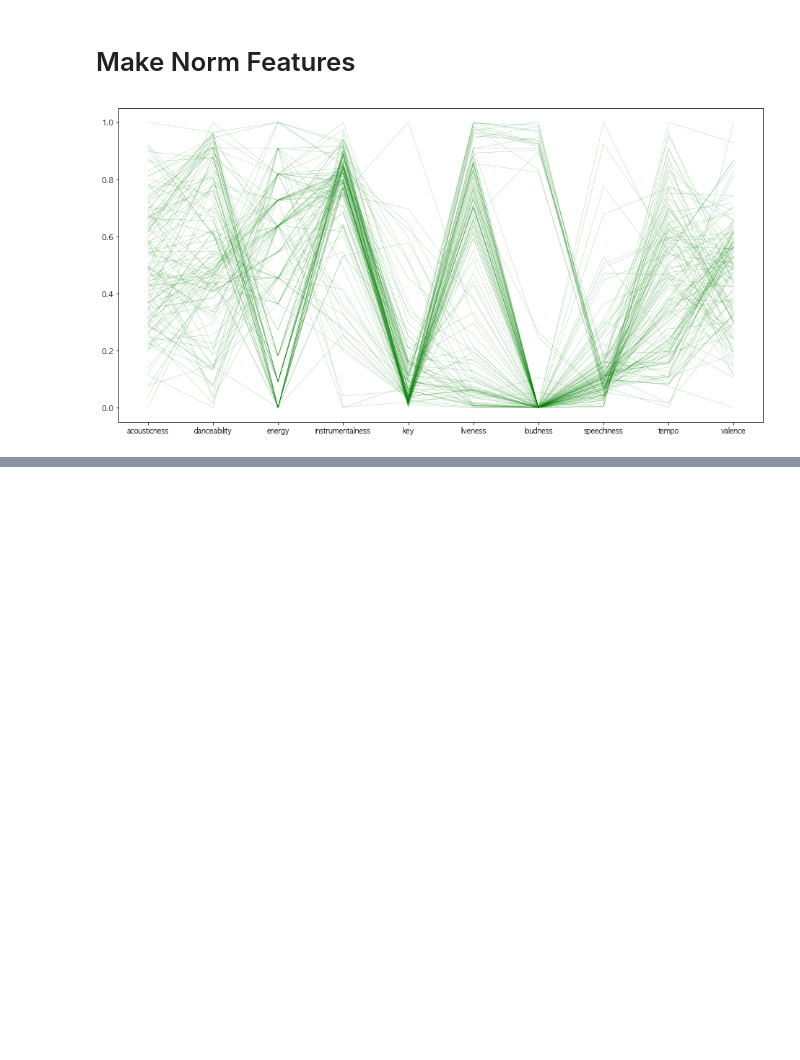
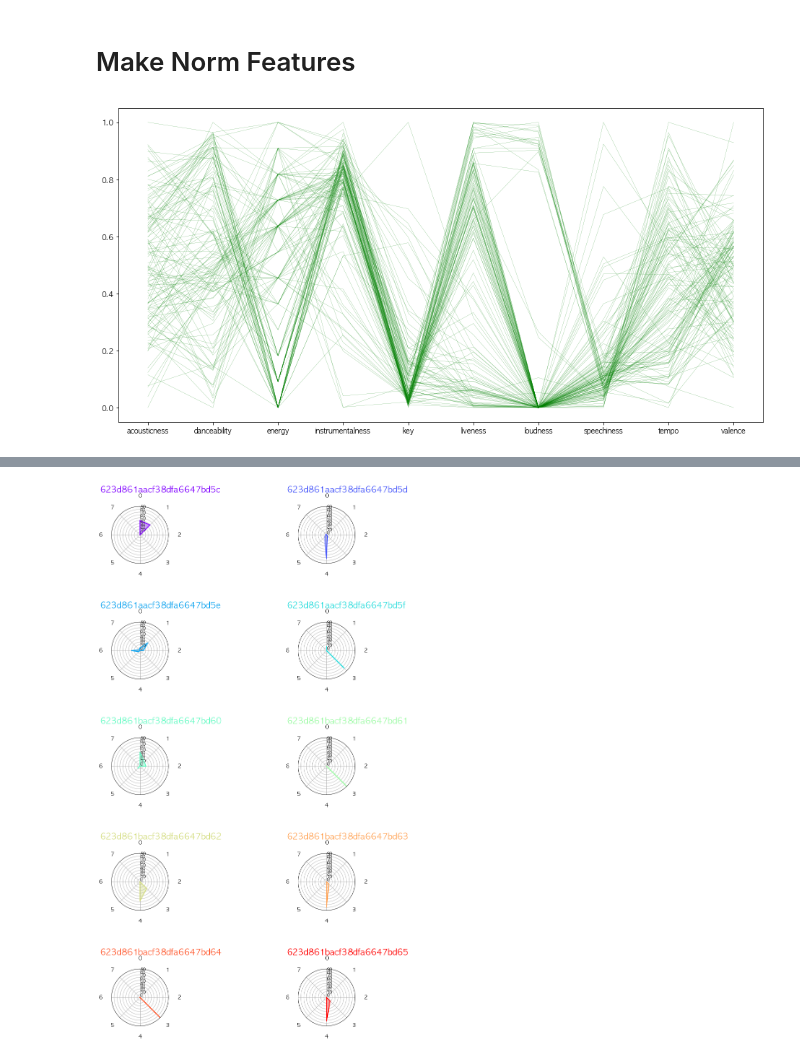
Before and after one commit to formegusto/research-muletter, a Jupyter notebook: pt4. MailBox Clustering.ipynb, the cells around one changed output, grey strips where cells are left out. Cells and saved outputs as stored; diff of their text form; code cells hidden in the pictures; blank space fills up the shorter version.

```diff
--- a/pt4. MailBox Clustering.ipynb
+++ b/pt4. MailBox Clustering.ipynb
@@ -71,0 +156,17 @@ utils.visual_cluster_data(norm_features, kmeans)
+# %%
+_mail_boxes = db.mail_box.find()
+mail_boxes = [_ for _ in _mail_boxes]
+
+mail_box_radar = pd.DataFrame(columns=set(_label))
+
+for target_mail_box in mail_boxes:
+    target = pd.DataFrame(target_mail_box['tracks'])
+    target_label_info = pd.merge(target, music_label,
+        on='track_id')
+    group_cnt = target_label_info.groupby(['label']).count()['track_id']
+
+    mail_box_radar.loc[str(target_mail_box['_id'])] = (group_cnt / len(target_label_info) * 100).round().astype("int")
+
+mail_box_radar.fillna(0, inplace=True)
+mail_box_radar = mail_box_radar.astype("int")
+mail_box_radar.head()
@@ -71,0 +220,40 @@ utils.visual_cluster_data(norm_features, kmeans)
+# %%
+mail_box_radar = mail_box_radar + 0.1
+# %%
+## 따로 그리기
+labels = mail_box_radar.columns
+num_labels = len(labels)
+
+angles = [x/float(num_labels)*(2*pi) for x in range(num_labels)] ## 각 등분점
+angles += angles[:1] ## 시작점으로 다시 돌아와야하므로 시작점 추가
+
+my_palette = plt.cm.get_cmap("rainbow", len(mail_box_radar))
+
+fig = plt.figure(figsize=(15,20))
+fig.set_facecolor('white')
+
+for i, row in enumerate(mail_box_radar.values):
+    color = my_palette(i)
+    data = row.tolist()
+    data += data[:1] # 원점 데이터
+
+    ax = plt.subplot(5,2,i+1, polar=True)
+    ax.set_theta_offset(pi / 2) ## 시작점
+    ax.set_theta_direction(-1) ## 그려지는 방향 시계방향
+
+    plt.xticks(angles[:-1], labels, fontsize=13) ## x축 눈금 라벨
+    ax.tick_params(axis='x', which='major', pad=15) ## x축과 눈금 사이에 여백을 준다.
+
+    ax.set_rlabel_position(0) ## y축 각도 설정(degree 단위)
+    plt.yticks(range(0, 100, 10),[str(_) for _ in range(0,100,10)], fontsize=10) ## y축 눈금 설정
+    plt.ylim(0,100)
+
+    ax.plot(angles, data, color=color, linewidth=2, linestyle='solid') ## 레이더 차트 출력
+    ax.fill(angles, data, color=color, alpha=0.4) ## 도형 안쪽에 색을 채워준다.
+
+    plt.title(mail_box_radar.index[i], size=20, color=color,x=-0.2, y=1.2, ha='left') ## 타이틀은 캐릭터 클래스로 한다.
+
+plt.tight_layout(pad=5) ## subplot간 패딩 조절
+plt.show()
+# %% [output]
+[figure, added]
```
Also changed, not shown: parts of 33 cells of this notebook.
